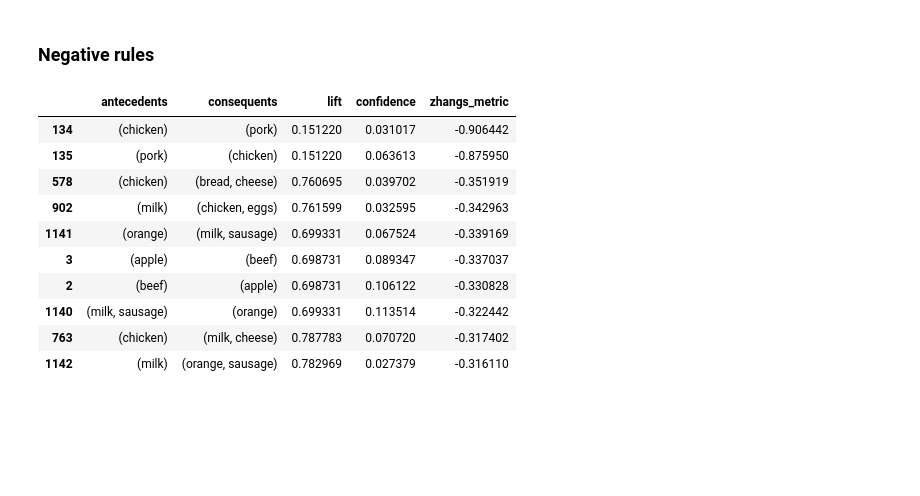
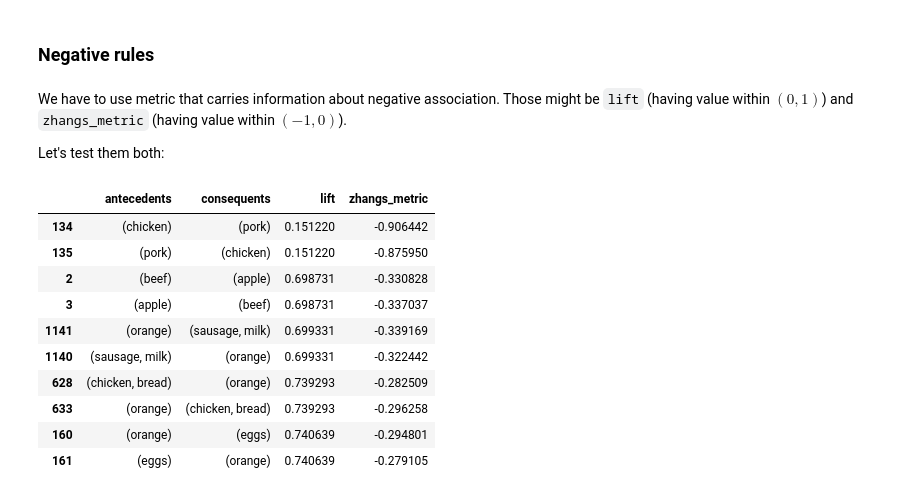
Before and after one commit to AndrewChmutov/information-retrieval.uni, a Jupyter notebook: lab6/Lab6IR.ipynb, the cells around one changed output. Saved outputs shown, nothing was run; the diff lists cells and outputs as text; code cells hidden in the pictures; blank space fills up the shorter version.

```diff
--- a/lab6/Lab6IR.ipynb
+++ b/lab6/Lab6IR.ipynb
@@ -150,21 +126,34 @@ dissociation(df.drop(["sausage", "grill"], axis=1), 0.01, 0.02, "confidence", 0.
 Now, it seems more reasonable.
 # %% [markdown]
 ### Negative rules
+# %% [markdown]
+We have to use metric that carries information about negative association. Those might be `lift` (having value within $(0, 1)$) and `zhangs_metric` (having value within $(-1, 0)$).
+
+Let's test them both:
 # %%
-min_support = 0.01
-min_lift = 0.0
-frequent_itemsets = apriori(df, min_support=min_support, use_colnames=True)
-rules = association_rules(frequent_itemsets, df.shape[0], metric="zhangs_metric", min_threshold=-1)
-rules.loc[(rules["lift"] < 1), ["antecedents", "consequents", "lift", "confidence", "zhangs_metric"]].sort_values("zhangs_metric").head(10)
+def negative(
+    df: pd.DataFrame,
+    min_support: float,
+    metric: str,
+    min_metric: float,
+    max_metric: float,
+):
+    # Fit rules
+    df = df.copy()
+    frequent_itemsets = apriori(df, min_support=min_support, use_colnames=True)
+    rules = association_rules(frequent_itemsets, df.shape[0], metric=metric, min_threshold=min_metric)
+    return rules[rules[metric] < max_metric].sort_values(metric)
-# %% [output]
-|  | antecedents | consequents | lift | confidence | zhangs_metric |
-| 134 | (chicken) | (pork) | 0.151220 | 0.031017 | -0.906442 |
-| 135 | (pork) | (chicken) | 0.151220 | 0.063613 | -0.875950 |
-| 578 | (chicken) | (bread, cheese) | 0.760695 | 0.039702 | -0.351919 |
-| 902 | (milk) | (chicken, eggs) | 0.761599 | 0.032595 | -0.342963 |
-| 1141 | (orange) | (milk, sausage) | 0.699331 | 0.067524 | -0.339169 |
-| 3 | (apple) | (beef) | 0.698731 | 0.089347 | -0.337037 |
-| 2 | (beef) | (apple) | 0.698731 | 0.106122 | -0.330828 |
-| 1140 | (milk, sausage) | (orange) | 0.699331 | 0.113514 | -0.322442 |
-| 763 | (chicken) | (milk, cheese) | 0.787783 | 0.070720 | -0.317402 |
-| 1142 | (milk) | (orange, sausage) | 0.782969 | 0.027379 | -0.316110 |
+# %%
+negative(df, 0.01, "lift", 0, 1)[["antecedents", "consequents", "lift", "zhangs_metric"]].head(10)
+# %% [output]
+|  | antecedents | consequents | lift | zhangs_metric |
+| 134 | (chicken) | (pork) | 0.151220 | -0.906442 |
+| 135 | (pork) | (chicken) | 0.151220 | -0.875950 |
+| 2 | (beef) | (apple) | 0.698731 | -0.330828 |
+| 3 | (apple) | (beef) | 0.698731 | -0.337037 |
+| 1141 | (orange) | (sausage, milk) | 0.699331 | -0.339169 |
+| 1140 | (sausage, milk) | (orange) | 0.699331 | -0.322442 |
+| 628 | (chicken, bread) | (orange) | 0.739293 | -0.282509 |
+| 633 | (orange) | (chicken, bread) | 0.739293 | -0.296258 |
+| 160 | (orange) | (eggs) | 0.740639 | -0.294801 |
+| 161 | (eggs) | (orange) | 0.740639 | -0.279105 |
```
Also changed, not shown: parts of 16 cells of this notebook.
